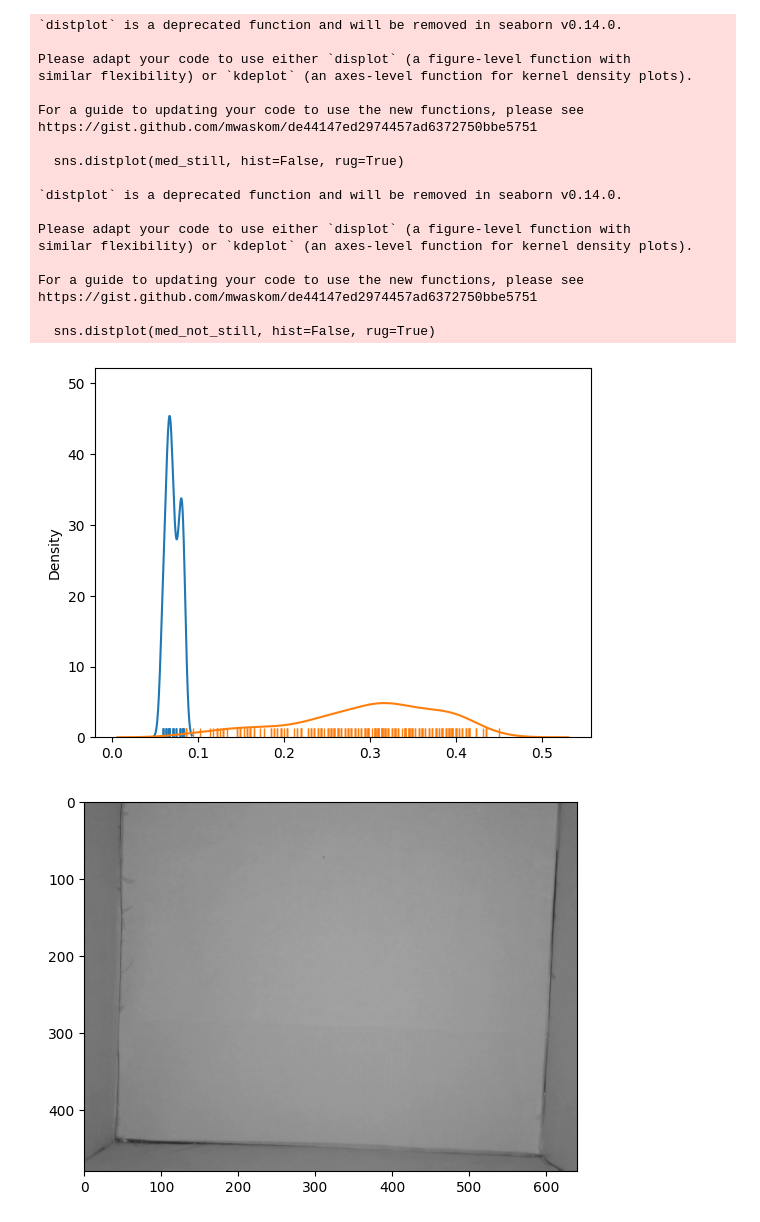
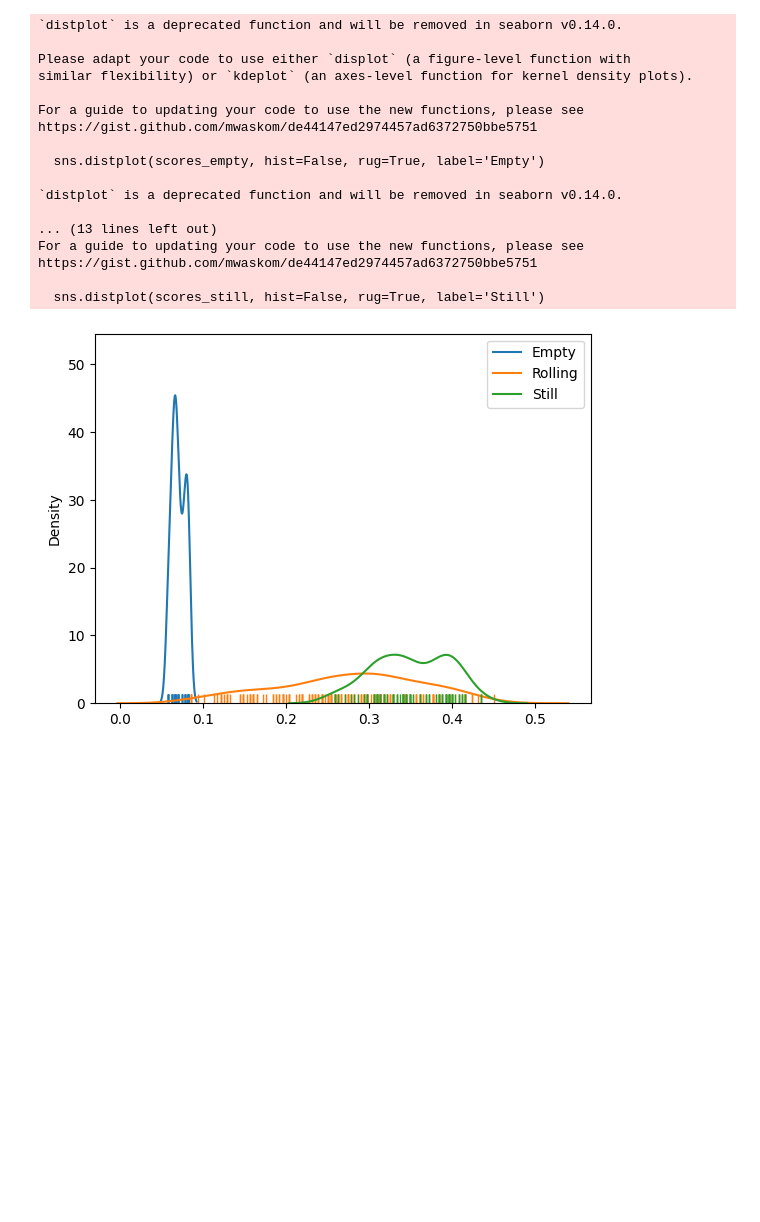
Before and after one commit to buehlpa/Dice, a Jupyter notebook: state_classic.ipynb, the cells around one changed output. Drawn from its saved outputs; the diff is of its cells as text; code cells hidden in the pictures; blank space fills up the shorter version.

Commit message:
first test on image sequence ,ok

```diff
--- a/state_classic.ipynb
+++ b/state_classic.ipynb
@@ -5,64 +5,60 @@ import matplotlib.pyplot as plt
 import numpy as np
 
 path = "/home/bule/projects/Dice/workspace/data/eyes2/empty"
+images_empty = []
+for filename in os.listdir(path):
+    img = cv2.imread(os.path.join(path, filename))
+    if img is not None:
+        images_empty.append(img)
+
+images_rolling=[]
+path = "/home/bule/projects/Dice/workspace/data/eyes2/rolling"
+for filename in os.listdir(path):
+    img = cv2.imread(os.path.join(path, filename))
+    if img is not None:
+        images_rolling.append(img)
+
 images_still = []
+path = "/home/bule/projects/Dice/workspace/data/eyes2/still"
 for filename in os.listdir(path):
     img = cv2.imread(os.path.join(path, filename))
     if img is not None:
         images_still.append(img)
 
-path = "/home/bule/projects/Dice/workspace/data/eyes2/empty"
 
-images_not_still = []
+gray_images_empty = [cv2.cvtColor(img, cv2.COLOR_BGR2GRAY) for img in images_empty]
+gray_images_rolling = [cv2.cvtColor(img, cv2.COLOR_BGR2GRAY) for img in images_rolling]
+gray_images_still = [cv2.cvtColor(img, cv2.COLOR_BGR2GRAY) for img in images_still]
 
-path = "/home/bule/projects/Dice/workspace/data/eyes2/rolling"
-for filename in os.listdir(path):
-    img = cv2.imread(os.path.join(path, filename))
-    if img is not None:
-        images_not_still.append(img)
-path = "/home/bule/projects/Dice/workspace/data/eyes2/still"
-for filename in os.listdir(path):
-    img = cv2.imread(os.path.join(path, filename))
-    if img is not None:
-        images_not_still.append(img)
 
-gray_images_still = [cv2.cvtColor(img, cv2.COLOR_BGR2GRAY) for img in images_still]
-gray_images_not_still = [cv2.cvtColor(img, cv2.COLOR_BGR2GRAY) for img in images_not_still]
-
-med_still =[(np.max(im)-np.median(im))/255 for im in gray_images_still]
-med_not_still =[(np.max(im)-np.median(im))/255 for im in gray_images_not_still]
+scores_empty =[(np.max(im )-np.median(im))/255 for im in gray_images_empty]
+scores_rolling =[(np.max(im)-np.median(im))/255 for im in gray_images_rolling]
+scores_still =[(np.max(im)-np.median(im))/255 for im in gray_images_still]
 
 # Scores for moving and empty images
-import seaborn as sns
-sns.distplot(med_still, hist=False, rug=True)
-sns.distplot(med_not_still, hist=False, rug=True)
+
+sns.distplot(scores_empty, hist=False, rug=True, label='Empty')
+sns.distplot(scores_rolling, hist=False, rug=True, label='Rolling')
+sns.distplot(scores_still, hist=False, rug=True, label='Still')
+
+plt.legend()
 plt.show()
-for img in gray_images_still[:2]:
-    plt.imshow(cv2.cvtColor(img, cv2.COLOR_BGR2RGB))
-    plt.show()
-
-for img in gray_images_not_still[:2]:
-    plt.imshow(cv2.cvtColor(img, cv2.COLOR_BGR2RGB))
-    plt.show()
 # %% [output]
 `distplot` is a deprecated function and will be removed in seaborn v0.14.0.
 
 Please adapt your code to use either `displot` (a figure-level function with
 similar flexibility) or `kdeplot` (an axes-level function for kernel density plots).
 
 For a guide to updating your code to use the new functions, please see
 https://gist.github.com/mwaskom/de44147ed2974457ad6372750bbe5751
 
-  sns.distplot(med_still, hist=False, rug=True)
+  sns.distplot(scores_empty, hist=False, rug=True, label='Empty')
 
 `distplot` is a deprecated function and will be removed in seaborn v0.14.0.
 
-Please adapt your code to use either `displot` (a figure-level function with
-similar flexibility) or `kdeplot` (an axes-level function for kernel density plots).
-
+... (13 lines left out)
 For a guide to updating your code to use the new functions, please see
 https://gist.github.com/mwaskom/de44147ed2974457ad6372750bbe5751
 
-  sns.distplot(med_not_still, hist=False, rug=True)
+  sns.distplot(scores_still, hist=False, rug=True, label='Still')
-[figure, old version]
+[figure, new version]
-[figure, removed]
```
Also changed, not shown: parts of 5 cells of this notebook.
